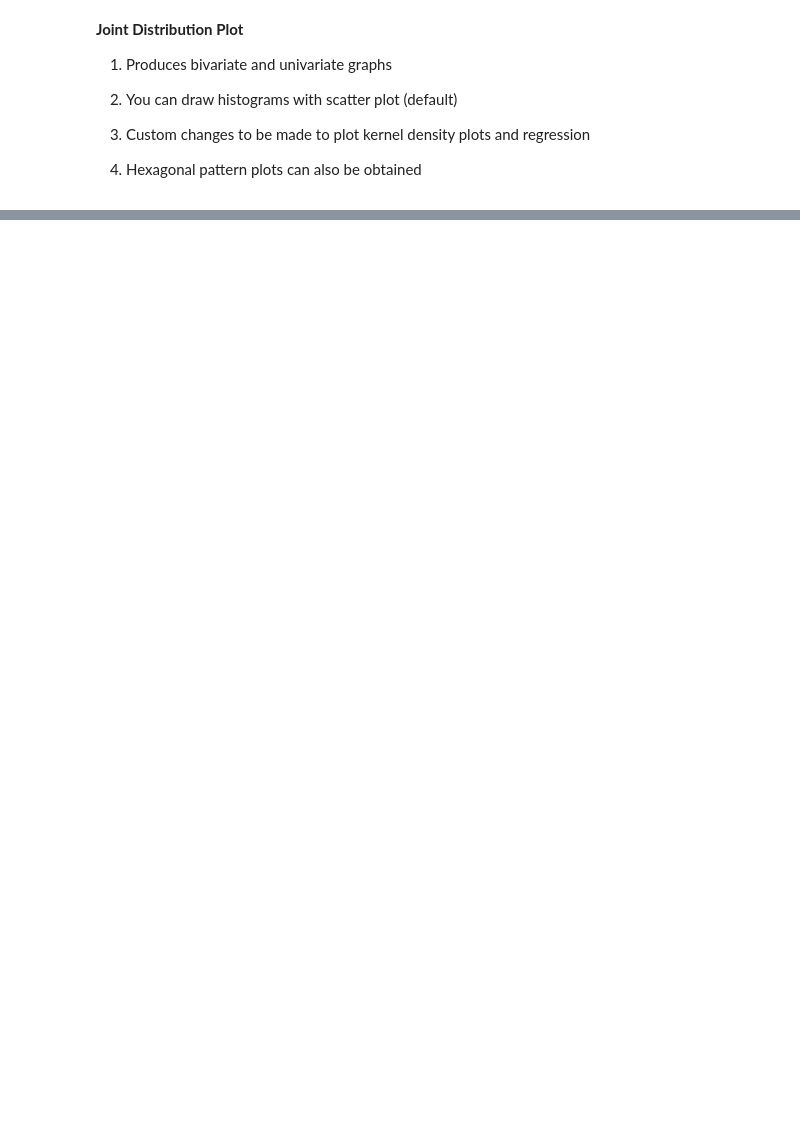
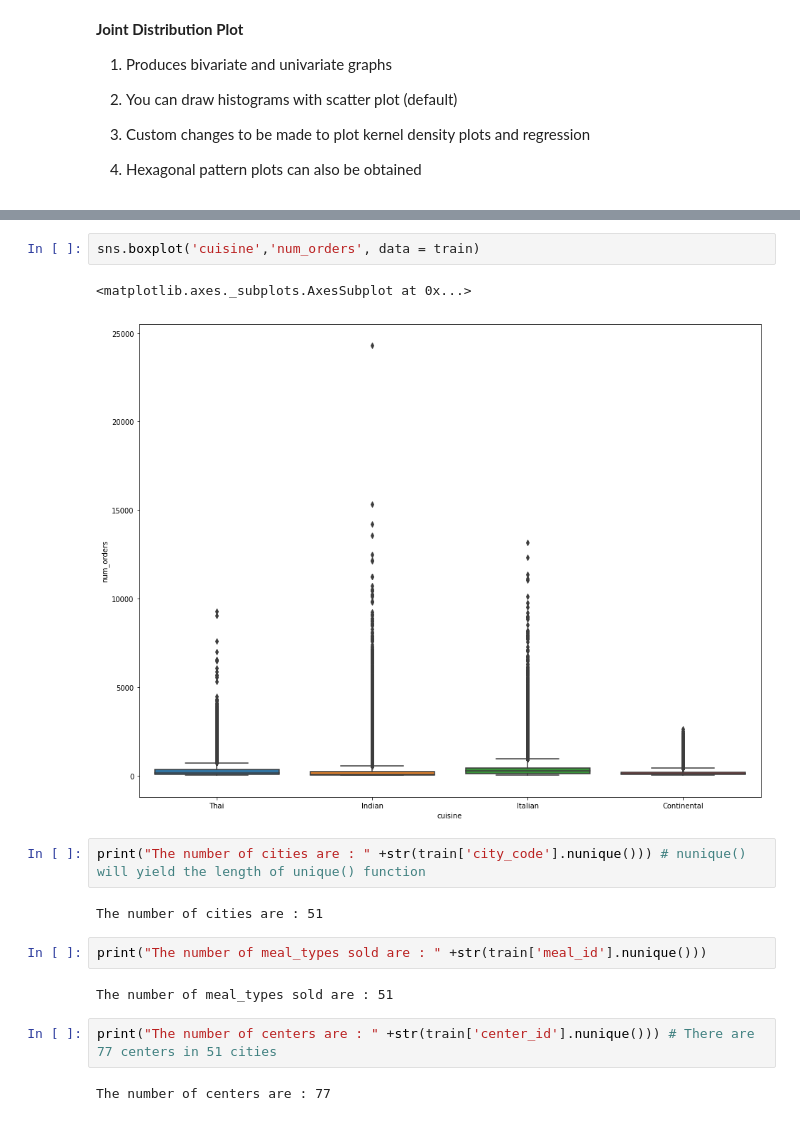
Before and after one commit to IITGuwahati-AI/Learning-Content, a Jupyter notebook: Food_forecast.ipynb, the cells around one changed output, grey strips where cells are left out. Cells and saved outputs as stored; diff of their text form; blank space fills up the shorter version.

```diff
--- a/Food_forecast.ipynb
+++ b/Food_forecast.ipynb
@@ -316,0 +370,17 @@ sns.boxplot('category','num_orders', data = train)
+# %%
+sns.boxplot('cuisine','num_orders', data = train)
+# %% [output]
+<matplotlib.axes._subplots.AxesSubplot at 0x...>
+[figure, added]
+# %%
+print("The number of cities are : " +str(train['city_code'].nunique())) # nunique() will yield the length of unique() function
+# %% [output]
+The number of cities are : 51
+# %%
+print("The number of meal_types sold are : " +str(train['meal_id'].nunique()))
+# %% [output]
+The number of meal_types sold are : 51
+# %%
+print("The number of centers are : " +str(train['center_id'].nunique())) # There are 77 centers in 51 cities
+# %% [output]
+The number of centers are : 77
```
Also changed, not shown: parts of 20 cells of this notebook.
